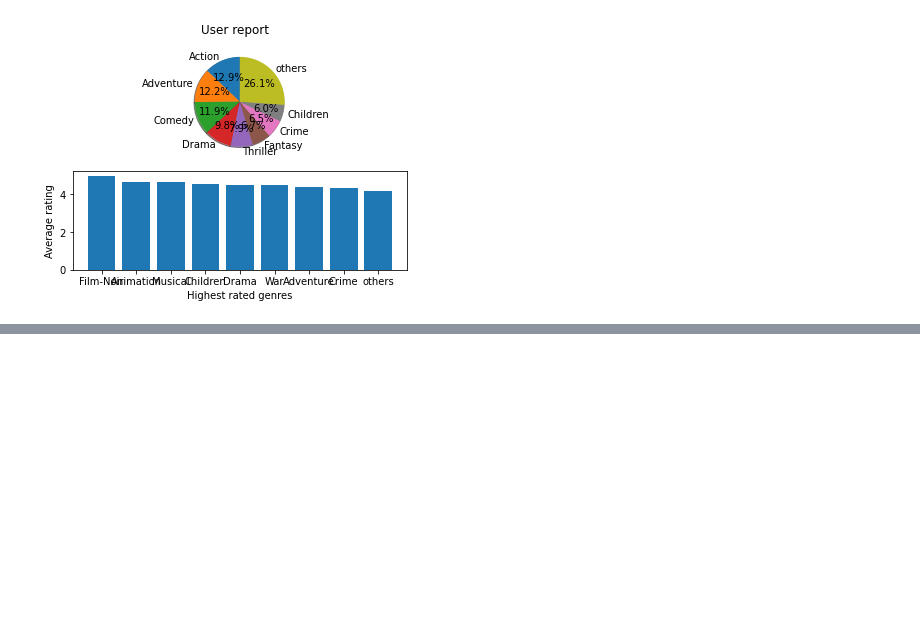
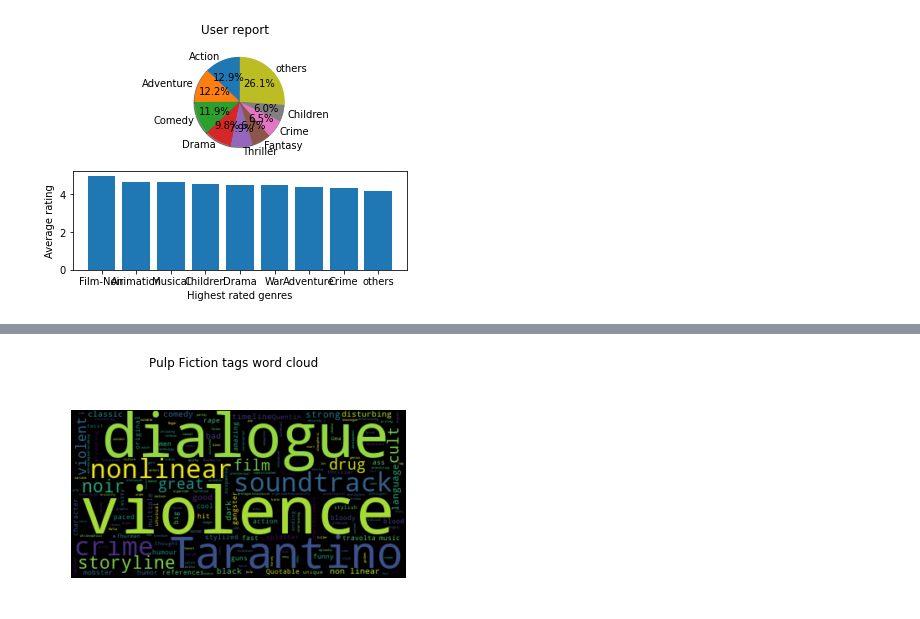
Before and after one commit to beatriceo/Spark, a Jupyter notebook: Interactive.ipynb, the cells around one changed output, grey strips where cells are left out. Saved outputs shown, nothing was run; the diff lists cells and outputs as text; code cells hidden in the pictures; blank space fills up the shorter version.

Commit message:
movie tag word cloud

```diff
--- a/Interactive.ipynb
+++ b/Interactive.ipynb
@@ -201,0 +212,4 @@ plotting.gen_user_report("1")
+# %%
+plotting.gen_movie_wordcloud("Pulp Fiction")
+# %% [output]
+[figure, added]
```
Also changed, not shown: parts of 3 cells of this notebook, 3 other files.
